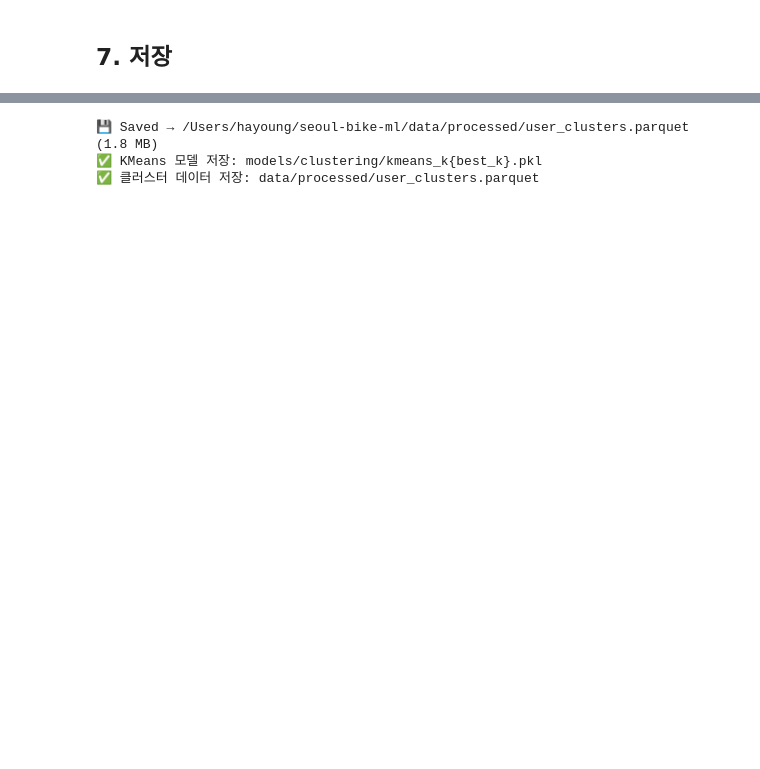
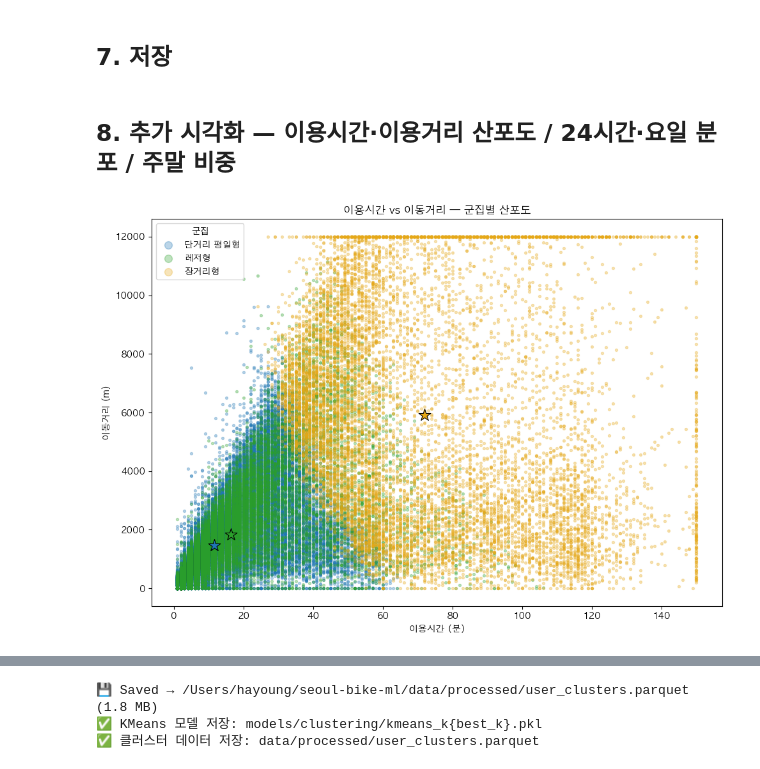
Before and after one commit to ClaraHayoungPark/seoul-bike-ml, a Jupyter notebook: notebooks/03_user_clustering.ipynb, the cells around one changed output, grey strips where cells are left out. Cells and saved outputs as stored; diff of their text form; code cells hidden in the pictures; blank space fills up the shorter version.

```diff
--- a/notebooks/03_user_clustering.ipynb
+++ b/notebooks/03_user_clustering.ipynb
@@ -212,2 +212,38 @@ plt.show()
 # %% [markdown]
 ## 7. 저장
+# %% [markdown]
+## 8. 추가 시각화 — 이용시간·이용거리 산포도 / 24시간·요일 분포 / 주말 비중
+# %%
+# 클러스터 이름 매핑 (프로파일 기반)
+# cluster 0: 장거리형, 1: 레저형(주말), 2: 단거리 평일형
+name_map = {0: "장거리형", 1: "레저형", 2: "단거리 평일형"}
+color_map = {"장거리형": "#e6a817", "레저형": "#2ca02c", "단거리 평일형": "#1f77b4"}
+
+df_sample["cluster_name"] = df_sample["cluster"].map(name_map)
+
+# ── 1. 이용시간 - 이동거리 2D 산포도 ─────────────────────────────────────────
+fig, ax = plt.subplots(figsize=(10, 7))
+
+for name, grp in df_sample.groupby("cluster_name"):
+    ax.scatter(
+        grp["use_min"].clip(0, 150),
+        grp["use_m"].clip(0, 12000),
+        label=name, alpha=0.3, s=8, color=color_map[name]
+    )
+
+# 군집 중심점 표시
+for cid, name in name_map.items():
+    cx = df_sample[df_sample["cluster"] == cid]["use_min"].clip(0, 150).mean()
+    cy = df_sample[df_sample["cluster"] == cid]["use_m"].clip(0, 12000).mean()
+    ax.scatter(cx, cy, color=color_map[name], s=200, marker="*",
+               edgecolors="black", linewidths=0.8, zorder=5)
+
+ax.set_xlabel("이용시간 (분)")
+ax.set_ylabel("이동거리 (m)")
+ax.set_title("이용시간 vs 이동거리 — 군집별 산포도")
+ax.legend(title="군집", markerscale=3)
+plt.tight_layout()
+plt.savefig("../reports/figures/cluster_scatter_2d.png", dpi=150)
+plt.show()
+# %% [output]
+[figure, added]
```
Also changed, not shown: parts of 3 cells of this notebook.
